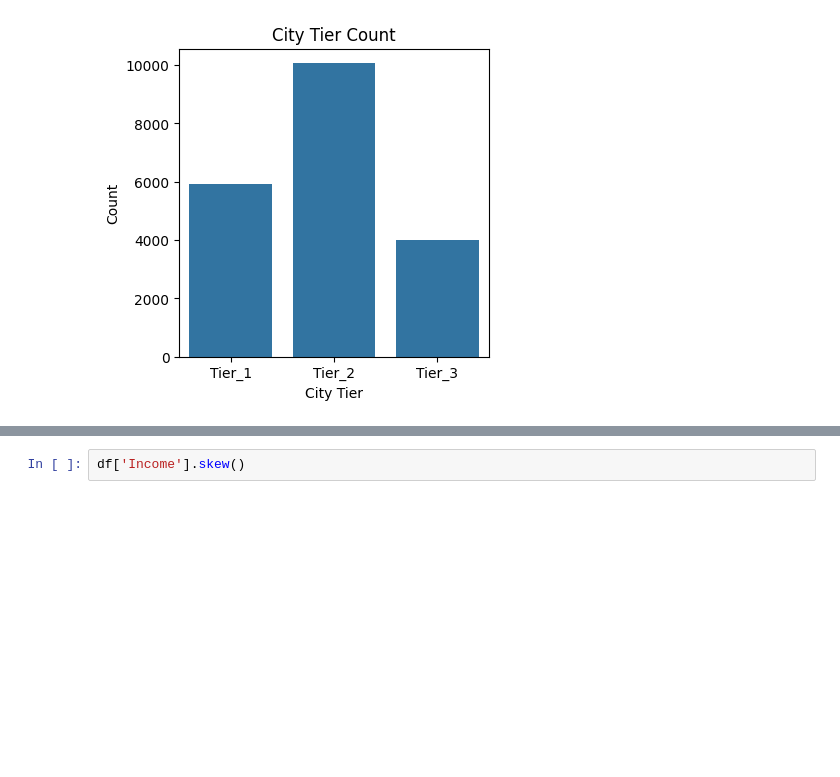
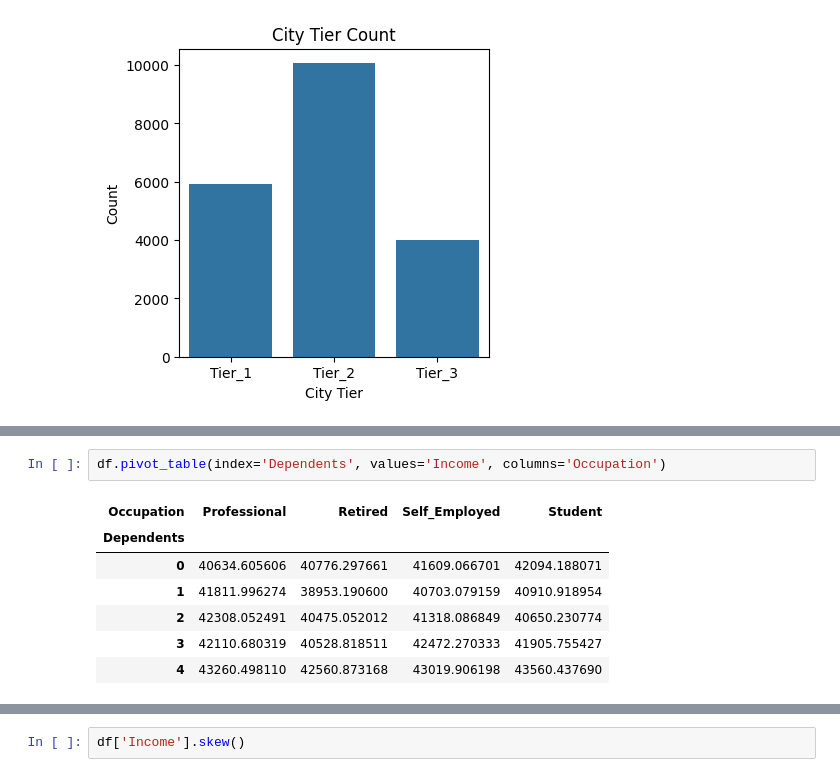
Before and after one commit to CaptainLevy/personal-finance-advisor, a Jupyter notebook: Personal-Finance-advisor.ipynb, the cells around one changed output, grey strips where cells are left out. Cells and saved outputs as stored; diff of their text form; blank space fills up the shorter version.

```diff
--- a/Personal-Finance-advisor.ipynb
+++ b/Personal-Finance-advisor.ipynb
@@ -136,2 +211,12 @@ plt.show()
+# %%
+df.pivot_table(index='Dependents', values='Income', columns='Occupation')
+# %% [output]
+| Occupation | Professional | Retired | Self_Employed | Student |
+| Dependents |  |  |  |  |
+| 0 | 40634.605606 | 40776.297661 | 41609.066701 | 42094.188071 |
+| 1 | 41811.996274 | 38953.190600 | 40703.079159 | 40910.918954 |
+| 2 | 42308.052491 | 40475.052012 | 41318.086849 | 40650.230774 |
+| 3 | 42110.680319 | 40528.818511 | 42472.270333 | 41905.755427 |
+| 4 | 43260.498110 | 42560.873168 | 43019.906198 | 43560.437690 |
 # %%
 plt.figure(figsize=(8,4))
```
Also changed, not shown: parts of 16 cells of this notebook.
